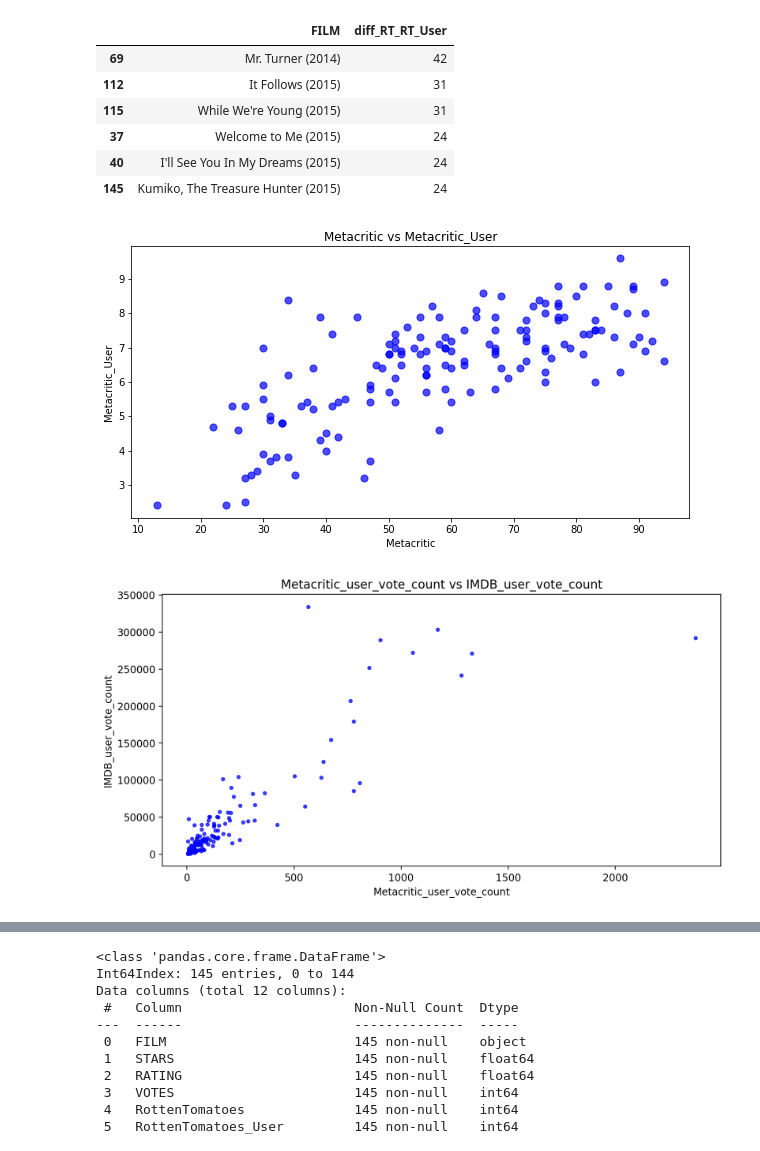
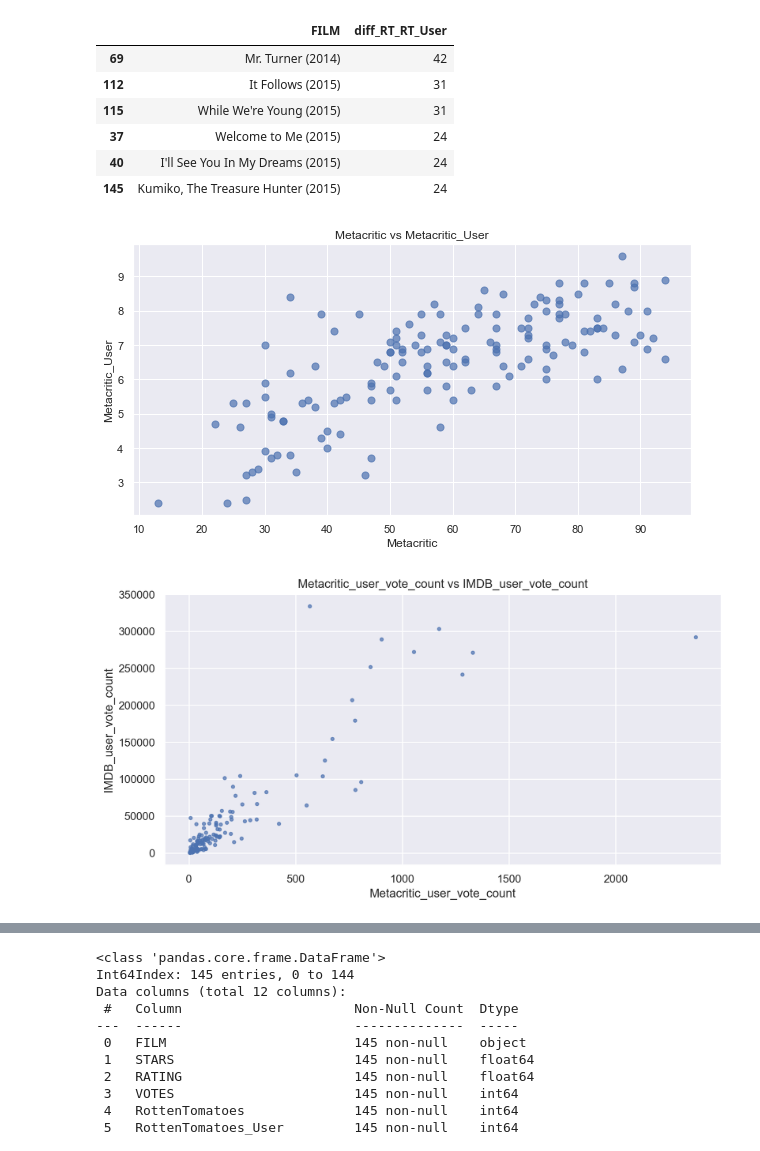
Before and after one commit to elipopovadev/Python-for-Machine-Learning-and-Data-Science-Masterclass, a Jupyter notebook: Capstone Project Data Analysis and Visualization/Capstone Project.ipynb, the cells around one changed output, grey strips where cells are left out. Drawn from its saved outputs; the diff is of its cells as text; code cells hidden in the pictures.

```diff
--- a/Capstone Project Data Analysis and Visualization/Capstone Project.ipynb
+++ b/Capstone Project Data Analysis and Visualization/Capstone Project.ipynb
@@ -414,26 +414,28 @@ df_largest[['FILM', 'diff_RT_RT_User']]
 # %%
 ''' Display a scatterplot of the Metacritic Rating versus the MEtacritic User rating.'''
 plt.figure(figsize=(10,5))
+sns.set(style='darkgrid')
 plt.scatter(
     df_all_sites['Metacritic'],df_all_sites['Metacritic_User'],
     marker = 'o',
     color ='b',
     alpha = 0.7,
     s = 50,
 )
 
 plt.xlabel('Metacritic')
 plt.ylabel("Metacritic_User")
 plt.title("Metacritic vs Metacritic_User")
 
 axes = plt.gca()
 plt.show()
 # %% [output]
-[figure, old version]
+[figure, new version]
 # %%
 ''' Create a scatterplot for the relationship between vote counts on MetaCritic
 versus vote counts on IMDB.'''
 plt.figure(figsize=(10,5), dpi = 200)
+sns.set(style='darkgrid')
 plt.scatter(
     df_all_sites['Metacritic_user_vote_count'],df_all_sites['IMDB_user_vote_count'],
     marker = 'o',
@@ -448,7 +450,7 @@ plt.title("Metacritic_user_vote_count vs IMDB_user_vote_count")
 axes = plt.gca()
 plt.show()
 # %% [output]
-[figure, old version]
+[figure, new version]
 # %%
 ''' Botice there are two outliers here. The movie with the highest vote count on IMDB only has about 500
 Metacritic ratings. What is this movie? What movie has the highest IMDB user vote count?'''
```
